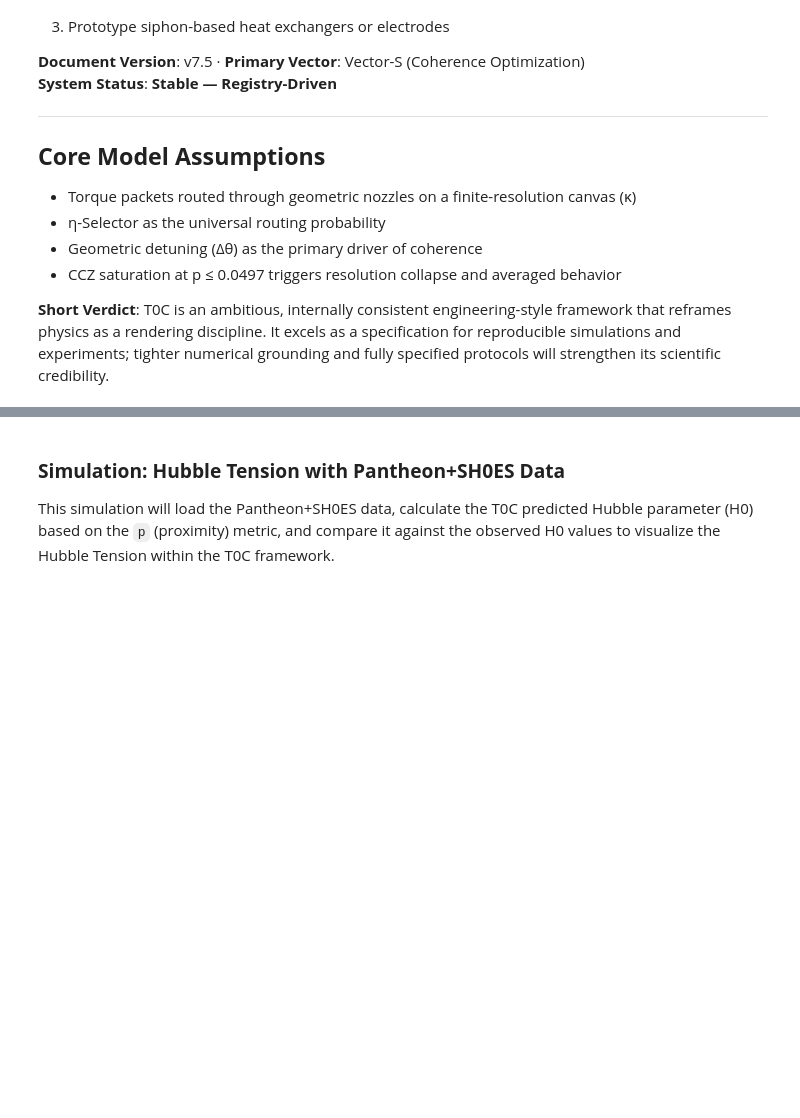
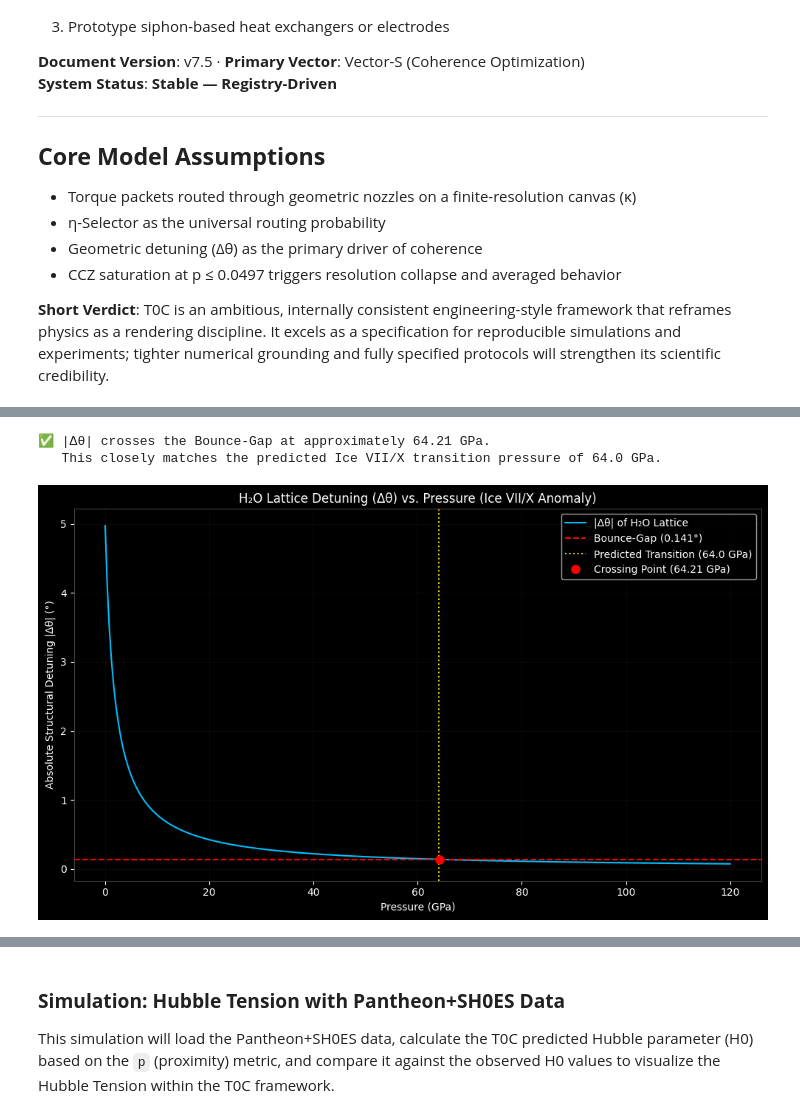
Before and after one commit to Titantus/Truth-Zero-C, a Jupyter notebook: T0C_Unified_Master_Showcase.ipynb, the cells around one changed output, grey strips where cells are left out. Drawn from its saved outputs; the diff is of its cells as text; code cells hidden in the pictures; blank space fills up the shorter version.

```diff
--- a/T0C_Unified_Master_Showcase.ipynb
+++ b/T0C_Unified_Master_Showcase.ipynb
@@ -766,0 +1151,70 @@ calculate_cop_sensitivity()
+# %%
+# @title
+import numpy as np
+import matplotlib.pyplot as plt
+
+# Ensure T0C_CONSTANTS are available globally
+if 'T0C_CONSTANTS' not in globals():
+    print("T0C_CONSTANTS not found. Please ensure the setup cell is run.")
+    T0C_CONSTANTS = {}
+
+# Constants for Ice VII/X anomaly (from existing dashboard logic and T0C_CONSTANTS)
+pressure_range = np.linspace(0.0, 120.0, 300)
+p_scale_ice = 1.871 # Default from dashboard
+delta_theta_0 = -4.97122 # Initial detuning
+
+bounce_gap = T0C_CONSTANTS.get('bounce_gap', 0.14122) # The critical bounce gap angle
+ice_transition_gpa = T0C_CONSTANTS.get('ICE_TRANSITION_GPA', 64.0) # The predicted transition pressure
+
+# Calculate alignment factor and delta_theta as a function of pressure
+align_p = 1.0 - 1.0 / (1.0 + pressure_range / p_scale_ice)
+delta_theta_p = delta_theta_0 * (1.0 - align_p)
+
+# Create the plot
+fig, ax = plt.subplots(figsize=(10, 6))
+
+ax.plot(pressure_range, np.abs(delta_theta_p), color='deepskyblue', label='|Δθ| of H₂O Lattice')
+
+# Highlight the bounce gap
+ax.axhline(bounce_gap, color='red', linestyle='--', label=f'Bounce-Gap ({bounce_gap:.3f}°)')
+
+# Highlight the transition pressure
+ax.axvline(ice_transition_gpa, color='gold', linestyle=':', label=f'Predicted Transition ({ice_transition_gpa:.1f} GPa)')
+
+# Find the pressure where delta_theta_p crosses the bounce_gap
+# We use interpolation to find a more precise crossing point
+crossing_idx = np.where(np.diff(np.sign(np.abs(delta_theta_p) - bounce_gap)))[0]
+if len(crossing_idx) > 0:
+    # Use linear interpolation between the two points to find the exact pressure
+    p1 = pressure_range[crossing_idx[0]]
+    p2 = pressure_range[crossing_idx[0] + 1]
+    dt1 = np.abs(delta_theta_p[crossing_idx[0]])
+    dt2 = np.abs(delta_theta_p[crossing_idx[0] + 1])
+
+    # p_cross = p1 + (bounce_gap - dt1) * (p2 - p1) / (dt2 - dt1) (only works if dt2 > dt1)
+    # A more robust interpolation for finding x given y:
+    if dt2 != dt1:
+        p_cross = np.interp(bounce_gap, [dt1, dt2], [p1, p2])
+    else:
+        p_cross = p1 # or p2 if dt1 == dt2 == bounce_gap
+
+    ax.plot(p_cross, bounce_gap, 'ro', markersize=8, label=f'Crossing Point ({p_cross:.2f} GPa)')
+    print(f"✅ |Δθ| crosses the Bounce-Gap at approximately {p_cross:.2f} GPa.")
+    if abs(p_cross - ice_transition_gpa) < 1.0: # Define a tolerance for matching
+        print(f"   This closely matches the predicted Ice VII/X transition pressure of {ice_transition_gpa:.1f} GPa.")
+    else:
+        print(f"   This does NOT closely match the predicted Ice VII/X transition pressure of {ice_transition_gpa:.1f} GPa.")
+else:
+    print("❌ |Δθ| does not cross the Bounce-Gap in the simulated pressure range.")
+
+ax.set_title("H₂O Lattice Detuning (Δθ) vs. Pressure (Ice VII/X Anomaly)")
+ax.set_xlabel("Pressure (GPa)")
+ax.set_ylabel("Absolute Structural Detuning |Δθ| (°)")
+ax.legend()
+ax.grid(True, alpha=0.3)
+plt.tight_layout()
+plt.show()
+# %% [output]
+✅ |Δθ| crosses the Bounce-Gap at approximately 64.21 GPa.
+   This closely matches the predicted Ice VII/X transition pressure of 64.0 GPa.
+[figure, added]
```
Also changed, not shown: parts of 27 cells of this notebook.
